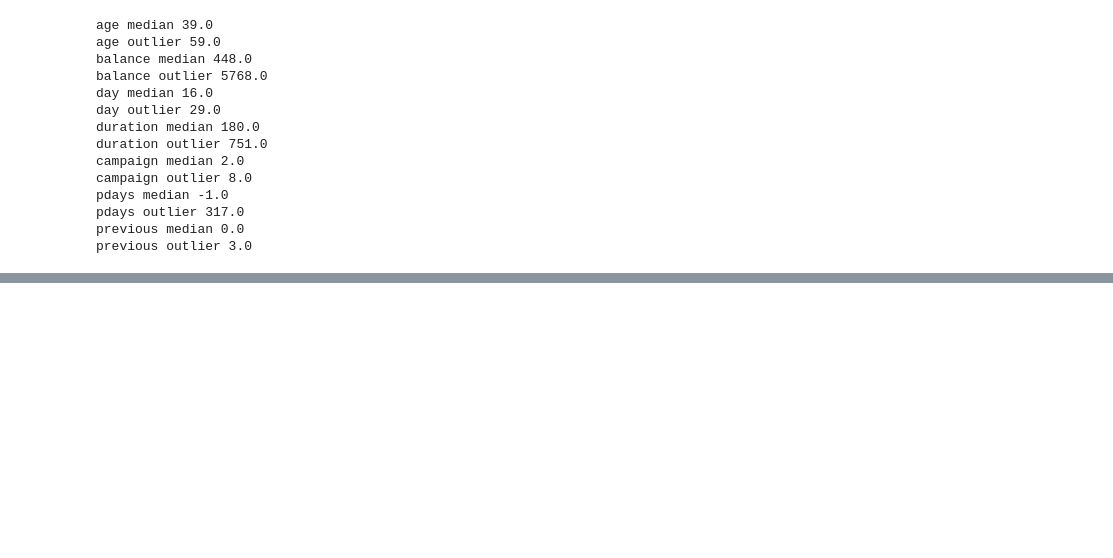
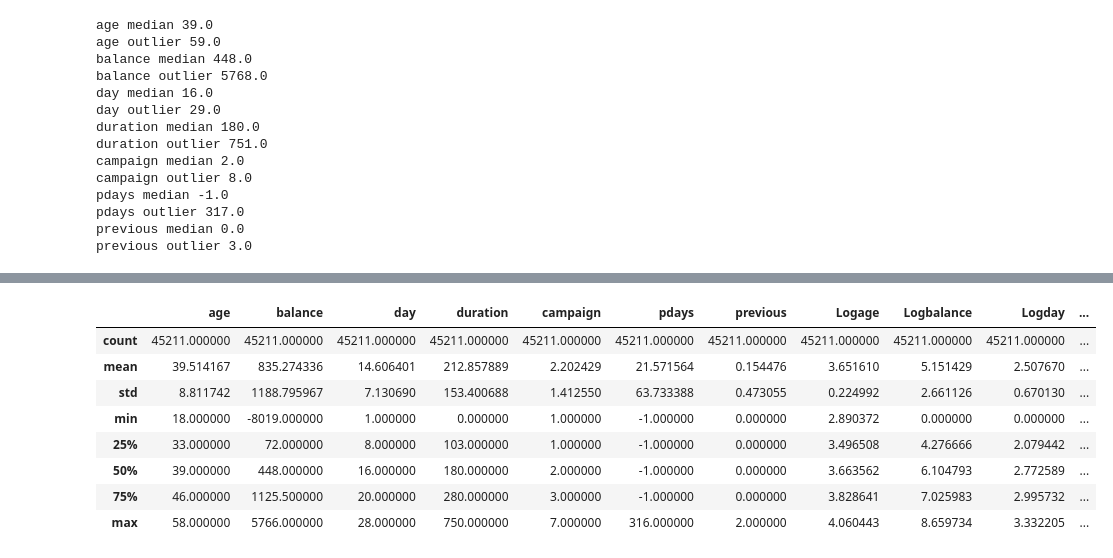
Before and after one commit to LakshmiVidyasagar/Final-Deliverables-Bank-data, a Jupyter notebook: Final Deliverable.ipynb, the cells around one changed output, grey strips where cells are left out. Cells and saved outputs as stored; diff of their text form; code cells hidden in the pictures; blank space fills up the shorter version.

```diff
--- a/Final Deliverable.ipynb
+++ b/Final Deliverable.ipynb
@@ -213,0 +226,6 @@ previous outlier 3.0
+# %%
+for num in (Numerical_column):
+    #print("Log"+num)
+    df_bankdata["Log"+num] = df_bankdata[num].map(lambda i: np.log(i) if i > 0 else 0)
+    print(num, df_bankdata[num].skew())
+    print("Log"+num, df_bankdata["Log"+num].skew())
@@ -213,0 +247,12 @@ previous outlier 3.0
+# %%
+df_bankdata.describe()
+# %% [output]
+|  | age | balance | day | duration | campaign | pdays | previous | Logage | Logbalance | Logday | ... |
+| count | 45211.000000 | 45211.000000 | 45211.000000 | 45211.000000 | 45211.000000 | 45211.000000 | 45211.000000 | 45211.000000 | 45211.000000 | 45211.000000 | ... |
+| mean | 39.514167 | 835.274336 | 14.606401 | 212.857889 | 2.202429 | 21.571564 | 0.154476 | 3.651610 | 5.151429 | 2.507670 | ... |
+| std | 8.811742 | 1188.795967 | 7.130690 | 153.400688 | 1.412550 | 63.733388 | 0.473055 | 0.224992 | 2.661126 | 0.670130 | ... |
+| min | 18.000000 | -8019.000000 | 1.000000 | 0.000000 | 1.000000 | -1.000000 | 0.000000 | 2.890372 | 0.000000 | 0.000000 | ... |
+| 25% | 33.000000 | 72.000000 | 8.000000 | 103.000000 | 1.000000 | -1.000000 | 0.000000 | 3.496508 | 4.276666 | 2.079442 | ... |
+| 50% | 39.000000 | 448.000000 | 16.000000 | 180.000000 | 2.000000 | -1.000000 | 0.000000 | 3.663562 | 6.104793 | 2.772589 | ... |
+| 75% | 46.000000 | 1125.500000 | 20.000000 | 280.000000 | 3.000000 | -1.000000 | 0.000000 | 3.828641 | 7.025983 | 2.995732 | ... |
+| max | 58.000000 | 5766.000000 | 28.000000 | 750.000000 | 7.000000 | 316.000000 | 2.000000 | 4.060443 | 8.659734 | 3.332205 | ... |
```
Also changed, not shown: parts of 2 cells of this notebook.
